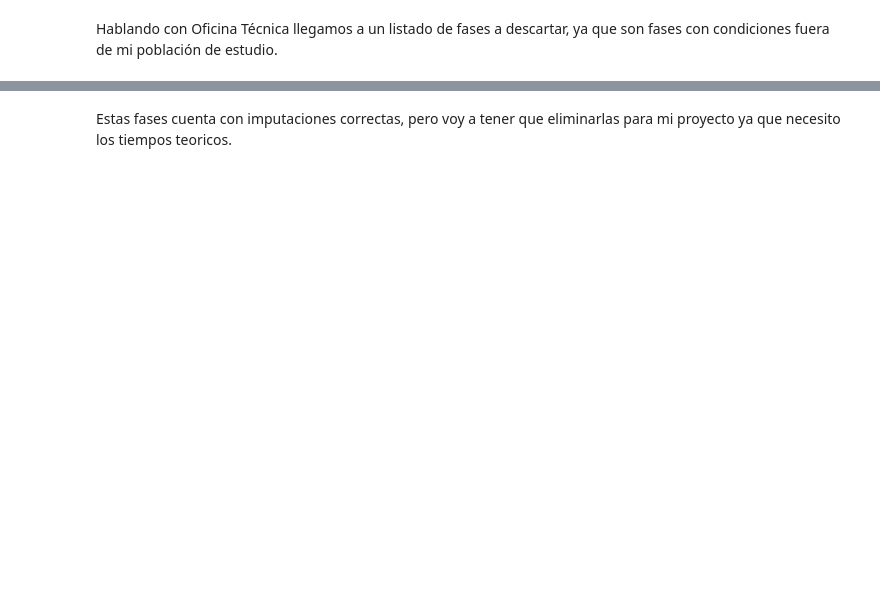
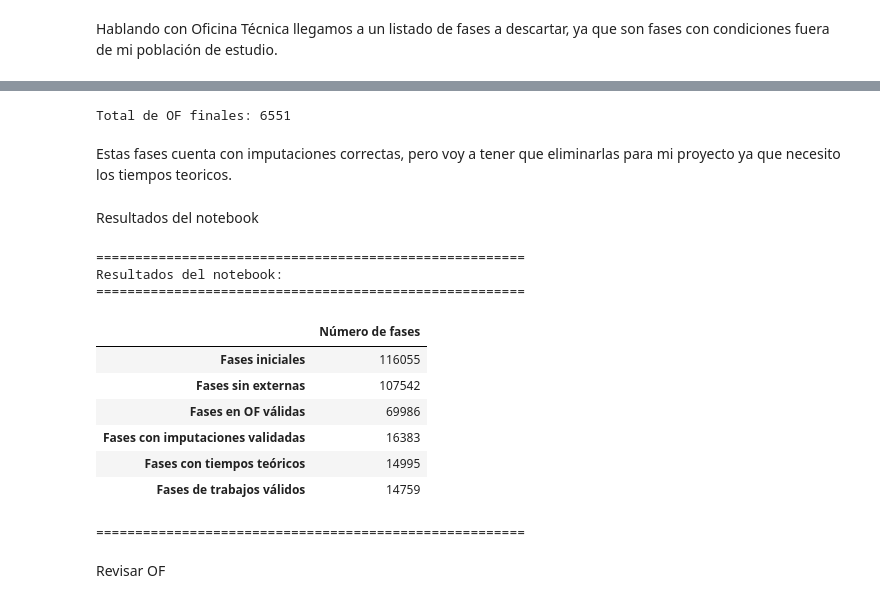
Before and after one commit to muntrans/TFM, a Jupyter notebook: 5.Tratamiento_Datos_FASES.ipynb, the cells around one changed output, grey strips where cells are left out. Saved outputs shown, nothing was run; the diff lists cells and outputs as text; code cells hidden in the pictures; blank space fills up the shorter version.

```diff
--- a/Tratamiento_Datos_FASES.ipynb
+++ b/5.Tratamiento_Datos_FASES.ipynb
@@ -280,5 +248,7 @@ print(f"Total de Fases antes de filtrar por OFs válidas: {df_FASE.shape[0]}")
 
 df_FASE = df_FASE[df_FASE["IDManufacturingOrder"].isin(df_OF["IDManufacturingOrder"])]
 print(f"Total de Fases después de filtrar por OFs válidas: {df_FASE.shape[0]}")
+
+df_fase_en_OF_validad = df_FASE.shape[0]
 # %% [output]
 Total de Fases antes de filtrar por OFs válidas: 107542
@@ -377,3 +349,5 @@ Descartadas sin match ERP: 555 | quedan: 16834
+# %%
+df_FASE_merge_imputaciones = df_FASE_final.shape[0]
 # %% [markdown]
 Tras cruzar las fases con tiempo real (MES) y su tiempo teórico correspondiente (ERP), se detectaron fases sin correspondencia en el sistema teórico. Estas pertenecen a órdenes de fabricación que quedaron fuera del rango temporal de finalización del estudio.
 
@@ -391,4 +365,6 @@ df_FASE_con_TIEMPOS = df_FASE_final[(df_FASE_final["PreparationTime"] != 0) | (d
 
 print(f"Número de instancias con tiempos teóricos: {df_FASE_con_TIEMPOS.shape[0]}")
 print(f"Número de instancias sin tiempo teórico (descartar): {df_FASE_final.shape[0] - df_FASE_con_TIEMPOS.shape[0]}")
+
+df_fases_tiempos_teoricos = df_FASE_con_TIEMPOS.shape[0]
 # %% [output]
@@ -458,4 +434,6 @@ antes = len(df_FASE_final)
 df_FASE_final = df_FASE_final[~df_FASE_final["smFaseNme"].isin(tipos_no_productivos)]
 print(f"Eliminadas por tipo no productivo: {antes - len(df_FASE_final)}")
 print(f"Fases restantes: {len(df_FASE_final)}")
+
+df_fases_trabajos_validos = df_FASE_final.shape[0]
 # %% [output]
@@ -464,4 +444,11 @@ Fases restantes: 15130
+# %%
+OF_finales = len(df_FASE_final.groupby("smOrdenId").size())
+print(f"Total de OF finales: {OF_finales}")
+# %% [output]
+Total de OF finales: 6551
 # %% [markdown]
 Estas fases cuenta con imputaciones correctas, pero voy a tener que eliminarlas para mi proyecto ya que necesito los tiempos teoricos.
 # %%
 df_FASE_final.to_parquet("res//procesed/df_FASE_final.parquet")
+# %% [markdown]
+Resultados del notebook
@@ -467,0 +469,32 @@ df_FASE_final.to_parquet("res//procesed/df_FASE_final.parquet")
+# %%
+tabla_resultados = pd.DataFrame({
+    "Fases iniciales": [df_FASE_iniciales], # nueva variable
+    "Fases sin externas": [df_FASE_sin_externas], # nuva variable
+    "Fases en OF válidas": [df_fase_en_OF_validad], # nueva variable
+    "Fases con imputaciones validadas": [df_FASE_merge_imputaciones], # nueva variable
+    "Fases con tiempos teóricos": [df_fases_tiempos_teoricos], # nueva variable
+    "Fases de trabajos válidos": [df_fases_trabajos_validos] # nueva variable
+
+}).T
+
+tabla_resultados = tabla_resultados.rename(columns={0: "Número de fases"})
+
+print("=======================================================")
+print("Resultados del notebook:")
+print("=======================================================")
+display(tabla_resultados)
+print("=======================================================")
+# %% [output]
+=======================================================
+Resultados del notebook:
+=======================================================
+|  | Número de fases |
+| Fases iniciales | 116055 |
+| Fases sin externas | 107542 |
+| Fases en OF válidas | 69986 |
+| Fases con imputaciones validadas | 16383 |
+| Fases con tiempos teóricos | 14995 |
+| Fases de trabajos válidos | 14759 |
+=======================================================
+# %% [markdown]
+Revisar OF
```
Also changed, not shown: parts of 29 cells of this notebook, 31 other files.
